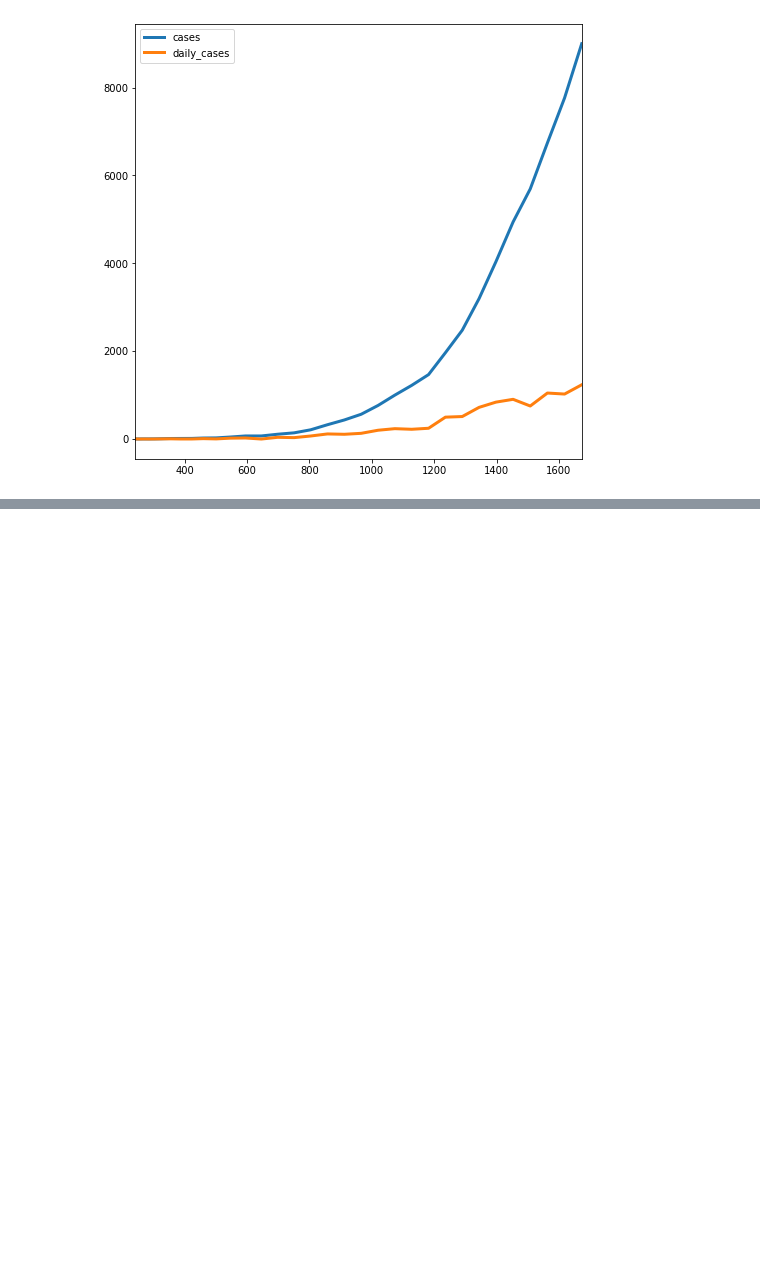
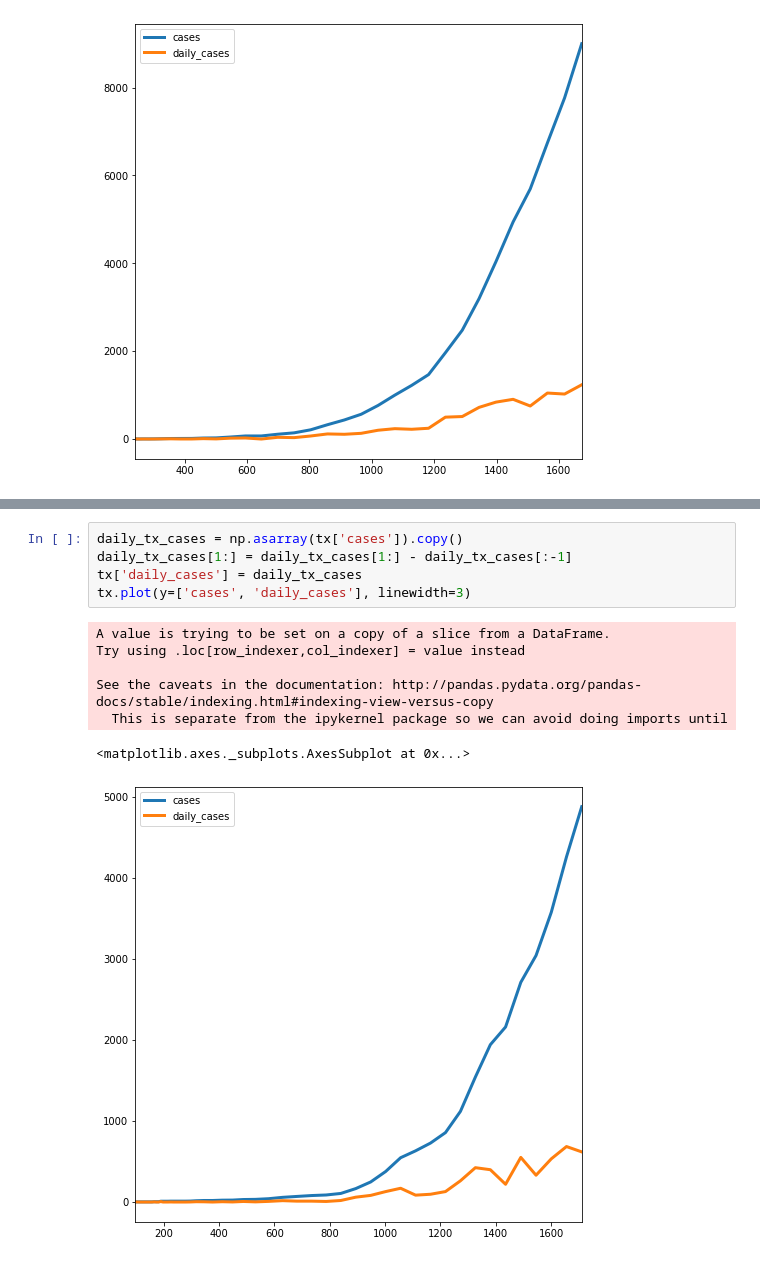
Before and after one commit to jonathan-taylor/covid-19-data, a Jupyter notebook: Plots.ipynb, the cells around one changed output, grey strips where cells are left out. Drawn from its saved outputs; the diff is of its cells as text; blank space fills up the shorter version.

```diff
--- a/Plots.ipynb
+++ b/Plots.ipynb
@@ -127,0 +155,13 @@ See the caveats in the documentation: http://pandas.pydata.org/pandas-docs/stabl
+# %%
+daily_tx_cases = np.asarray(tx['cases']).copy()
+daily_tx_cases[1:] = daily_tx_cases[1:] - daily_tx_cases[:-1]
+tx['daily_cases'] = daily_tx_cases
+tx.plot(y=['cases', 'daily_cases'], linewidth=3)
+# %% [output]
+A value is trying to be set on a copy of a slice from a DataFrame.
+Try using .loc[row_indexer,col_indexer] = value instead
+
+See the caveats in the documentation: http://pandas.pydata.org/pandas-docs/stable/indexing.html#indexing-view-versus-copy
+  This is separate from the ipykernel package so we can avoid doing imports until
+<matplotlib.axes._subplots.AxesSubplot at 0x...>
+[figure, added]
```
Also changed, not shown: parts of 5 cells of this notebook, 2 other files.
